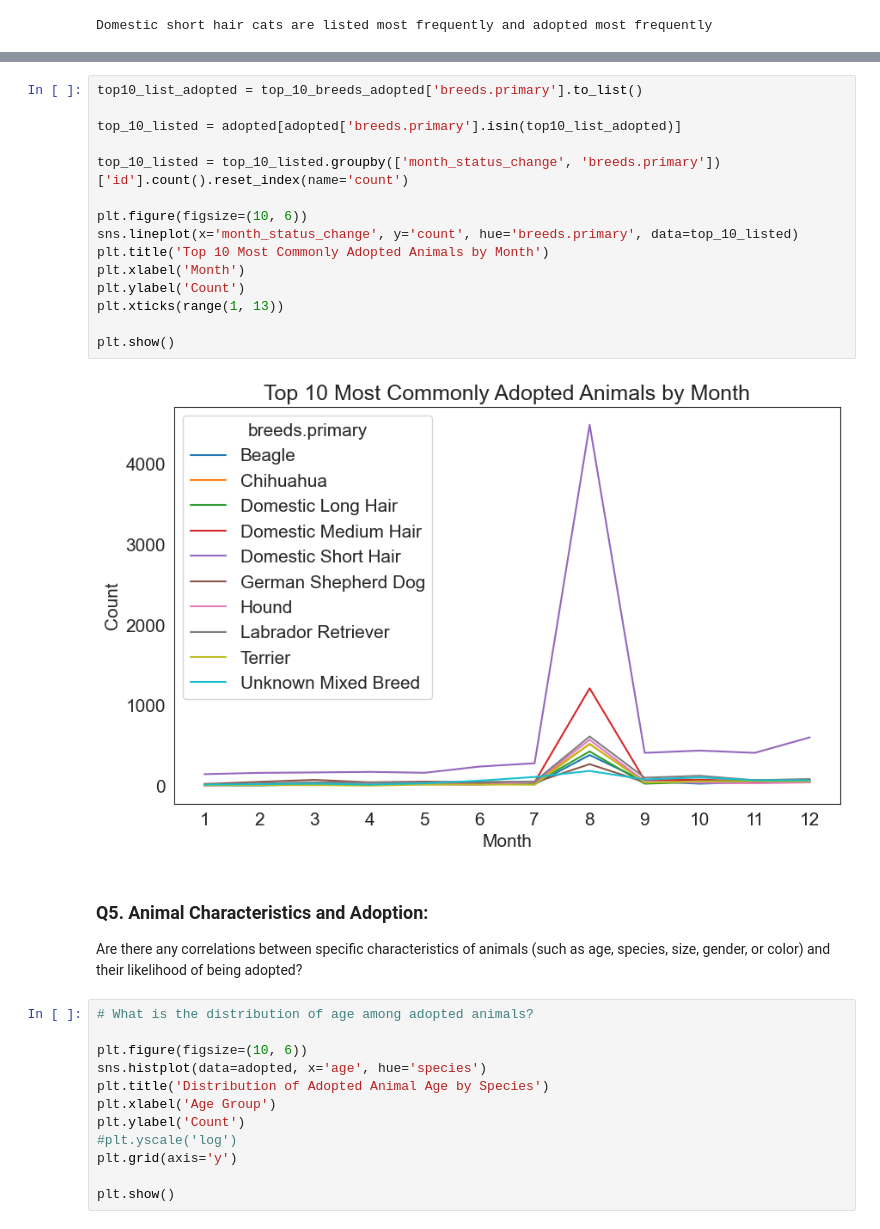
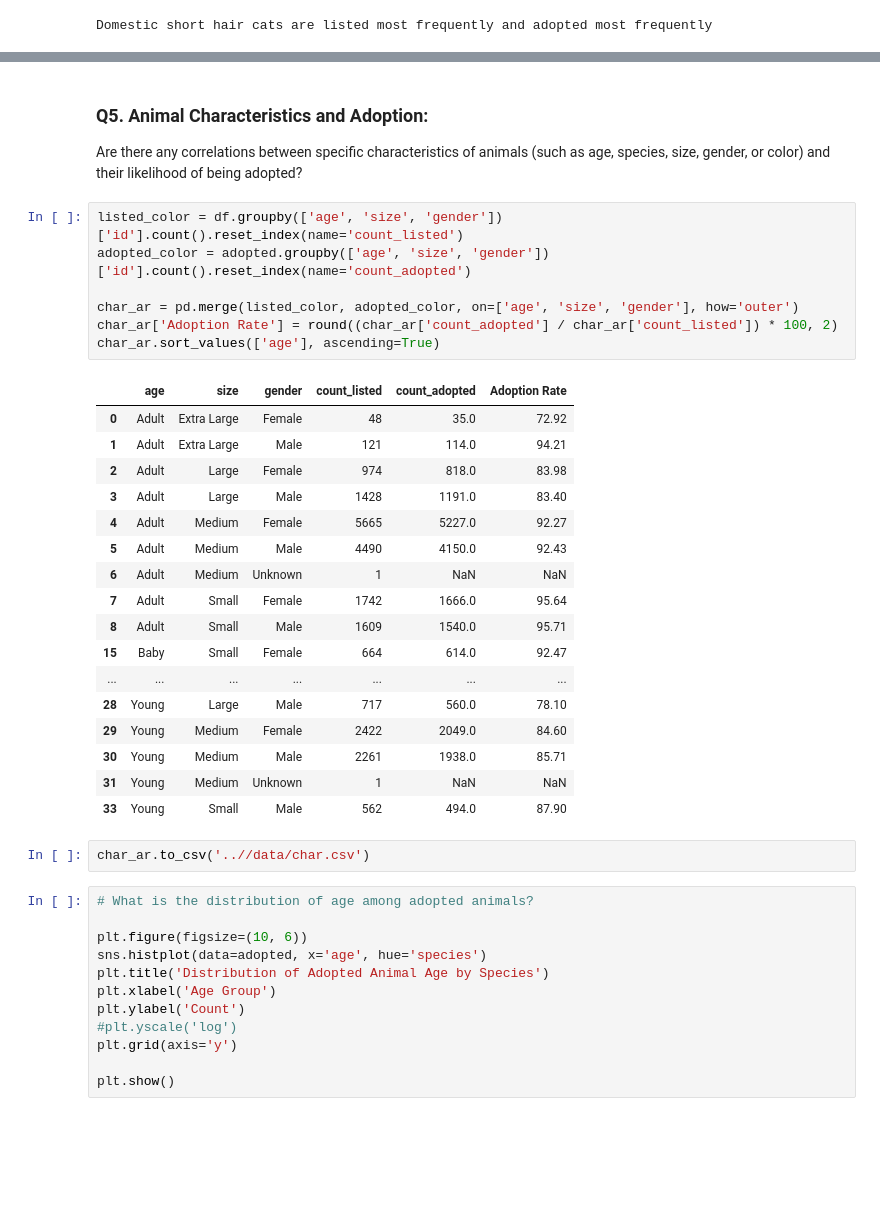
Before and after one commit to elisianguyen/2023-Tennessee-Adoption-Dynamics, a Jupyter notebook: notebooks/all_animal_adoptions_analysis_mvp.ipynb, the cells around one changed output, grey strips where cells are left out. Saved outputs shown, nothing was run; the diff lists cells and outputs as text; blank space fills up the shorter version.

```diff
--- a/notebooks/all_animal_adoptions_analysis_mvp.ipynb
+++ b/notebooks/all_animal_adoptions_analysis_mvp.ipynb
@@ -532,23 +544,33 @@ plt.show()
-# %%
-top10_list_adopted = top_10_breeds_adopted['breeds.primary'].to_list()
-
-top_10_listed = adopted[adopted['breeds.primary'].isin(top10_list_adopted)]
-
-top_10_listed = top_10_listed.groupby(['month_status_change', 'breeds.primary'])['id'].count().reset_index(name='count')
-
-plt.figure(figsize=(10, 6))
-sns.lineplot(x='month_status_change', y='count', hue='breeds.primary', data=top_10_listed)
-plt.title('Top 10 Most Commonly Adopted Animals by Month')
-plt.xlabel('Month')
-plt.ylabel('Count')
-plt.xticks(range(1, 13))
-
-plt.show()
-# %% [output]
-[figure, removed]
 # %% [markdown]
 ### Q5. Animal Characteristics and Adoption:
 Are there any correlations between specific characteristics of animals (such as age, species, size, gender, or color) and their likelihood of being adopted?
+# %%
+listed_color = df.groupby(['age', 'size', 'gender'])['id'].count().reset_index(name='count_listed')
+adopted_color = adopted.groupby(['age', 'size', 'gender'])['id'].count().reset_index(name='count_adopted')
+
+char_ar = pd.merge(listed_color, adopted_color, on=['age', 'size', 'gender'], how='outer')
+char_ar['Adoption Rate'] = round((char_ar['count_adopted'] / char_ar['count_listed']) * 100, 2)
+char_ar.sort_values(['age'], ascending=True)
+# %% [output]
+|  | age | size | gender | count_listed | count_adopted | Adoption Rate |
+| 0 | Adult | Extra Large | Female | 48 | 35.0 | 72.92 |
+| 1 | Adult | Extra Large | Male | 121 | 114.0 | 94.21 |
+| 2 | Adult | Large | Female | 974 | 818.0 | 83.98 |
+| 3 | Adult | Large | Male | 1428 | 1191.0 | 83.40 |
+| 4 | Adult | Medium | Female | 5665 | 5227.0 | 92.27 |
+| 5 | Adult | Medium | Male | 4490 | 4150.0 | 92.43 |
+| 6 | Adult | Medium | Unknown | 1 | NaN | NaN |
+| 7 | Adult | Small | Female | 1742 | 1666.0 | 95.64 |
+| 8 | Adult | Small | Male | 1609 | 1540.0 | 95.71 |
+| 15 | Baby | Small | Female | 664 | 614.0 | 92.47 |
+| ... | ... | ... | ... | ... | ... | ... |
+| 28 | Young | Large | Male | 717 | 560.0 | 78.10 |
+| 29 | Young | Medium | Female | 2422 | 2049.0 | 84.60 |
+| 30 | Young | Medium | Male | 2261 | 1938.0 | 85.71 |
+| 31 | Young | Medium | Unknown | 1 | NaN | NaN |
+| 33 | Young | Small | Male | 562 | 494.0 | 87.90 |
+# %%
+char_ar.to_csv('..//data/char.csv')
 # %%
 # What is the distribution of age among adopted animals?
 
```
Also changed, not shown: parts of 11 cells of this notebook, 21 other files.
